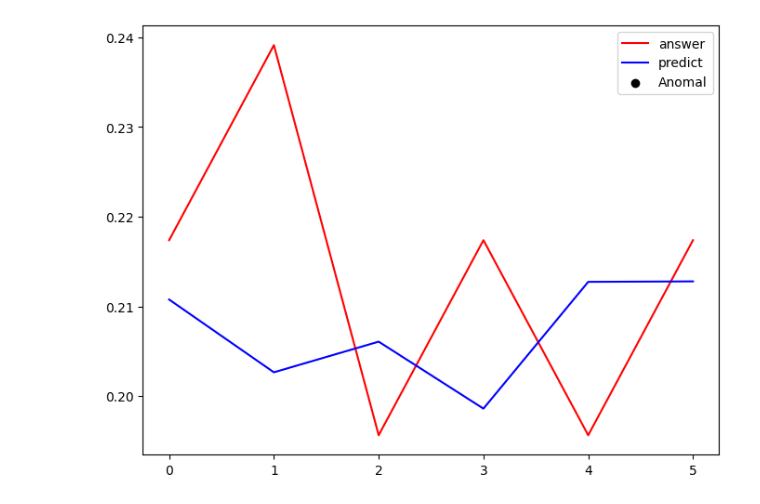
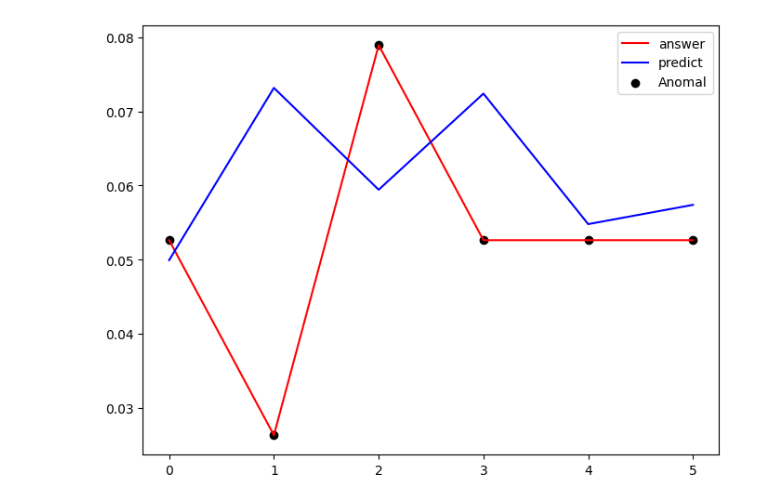
Before and after one commit to moji-moji-idn/Abnormal_Prediction, a Jupyter notebook: Conv1D.ipynb, the cells around one changed output. Saved outputs shown, nothing was run; the diff lists cells and outputs as text; code cells hidden in the pictures.

```diff
--- a/Conv1D.ipynb
+++ b/Conv1D.ipynb
@@ -116,21 +167,21 @@ Index(['Dimension 1', 'Dimension 2', 'Dimension 3', 'Dimension 4',
 import matplotlib.pyplot as plt
 
 # Function to plot a given dimension with anomalies highlighted
-def plot_dimension_with_anomalies(dimension_number):
+def plot_dimension_with_anomalies(dimension_name):
     plt.figure(figsize=(15, 5))
-    plt.plot(df[f"Dimension {dimension_number}"], label=f"Dimension {dimension_number}", color='blue')
+    plt.plot(df[dimension_name], label=dimension_name, color='blue')
 
     # Highlighting anomalies
     anomalies = df[df['Anomaly'] == 1]
-    plt.scatter(anomalies.index, anomalies[f"Dimension {dimension_number}"], color='red', label='Anomaly')
+    plt.scatter(anomalies.index, anomalies[dimension_name], color='red', label='Anomaly')
 
-    plt.title(f"Dimension {dimension_number} over Time with Anomalies Highlighted")
+    plt.title(f"{dimension_name} over Time with Anomalies Highlighted")
     plt.xlabel("Time Step")
-    plt.ylabel(f"Dimension {dimension_number} Value")
+    plt.ylabel(f"{dimension_name} Value")
     plt.legend()
     plt.show()
 
-# Plotting the first three dimensions as an example
-for i in range(1, 4):
-    plot_dimension_with_anomalies(i)
+# Plotting the specified dimensions as an example
+for feature in column_names[9:13]:  # Adjust the range as needed to select specific features
+    plot_dimension_with_anomalies(feature)
 # %% [output]
@@ -162,13 +214,15 @@ def multivariate_data(dataset, target, start_index, end_index, history_size, tar
     return np.array(data), np.array(labels)
 # %%
 
-def preprocessing(data, past_history, future_target, STEP, predict_col):
+def preprocessing(data, past_history, future_target, STEP, predict_col, feature):
 
     TRAIN_SPLIT = int(len(data)* 0.8)
     #TRAIN_SPLIT = int(len(data)-len(df2))
 
     #피쳐
-    features_considered = ['Dimension 2', 'Dimension 3', 'Dimension 4', 'Dimension 5', 'Dimension 6']
+    features_considered = feature
+
+
     features = data[features_considered]
     #features.index = data['date']
     #features.plot(subplots=True)
@@ -182,7 +236,7 @@ def preprocessing(data, past_history, future_target, STEP, predict_col):
     print(F_dataset)
 
     #타겟
-    features_considered = ['Dimension 1']
+    features_considered = ['CPU utilization rate']
     features = data[features_considered]
     T_dataset = features.values
     T_scaler.fit(T_dataset)
@@ -210,5 +264,8 @@ def preprocessing(data, past_history, future_target, STEP, predict_col):
 # %%
 F_scaler = MinMaxScaler()
 T_scaler = MinMaxScaler()
-x_train_multi, y_train_multi, x_val_multi, y_val_multi, x_val_anomal, y_val_anomal = preprocessing(df, past_history, future_target, STEP, predict_col)
+'''!!!피쳐 수정!!!'''
+feature_considered = ['CPU utilization rate 2', 'Memory usage rate',
+       'Memory usage rate 2', 'Disk read throughput']
+x_train_multi, y_train_multi, x_val_multi, y_val_multi, x_val_anomal, y_val_anomal = preprocessing(df, past_history, future_target, STEP, predict_col, feature_considered)
 # %% [output]
@@ -385,7 +446,7 @@ answer_list = []
 predict_list = []
 anomal_list = []
 for i in range(len(x_val_multi)):
-    x = x_val_multi[i].reshape((-1, 24, 6))
+    x = x_val_multi[i].reshape((-1, 24, 5))
     answer = y_val_multi[i]
     anomal = y_val_anomal[i]
     predict = model.predict(x)[0]
@@ -415,17 +476,17 @@ answer = np.reshape(answer_list, (-1, 1))
 predict = np.reshape(predict_list, (-1, 1))
 anomal = np.reshape(anomal_list, (-1, 1))
 # %%
-t = 4
+t = 8
 plt.plot(answer_list[t], color = 'r', label = 'answer')
 plt.plot(predict_list[t], color = 'b', label = 'predict')
 anomal_event = anomal_list[t]
 indices_with_value_one = [index for index, value in enumerate(anomal_event) if np.any(value == 1)]
-plt.scatter(indices_with_value_one, [predict_list[t][i] for i in indices_with_value_one], color='k', label='Anomal', marker='o')
+plt.scatter(indices_with_value_one, [answer_list[t][i] for i in indices_with_value_one], color='k', label='Anomal', marker='o')
 
 plt.legend()
 plt.show()
 # %% [output]
-[figure, old version]
+[figure, new version]
 # %%
 import numpy as np
 
```
Also changed, not shown: parts of 27 cells of this notebook.
